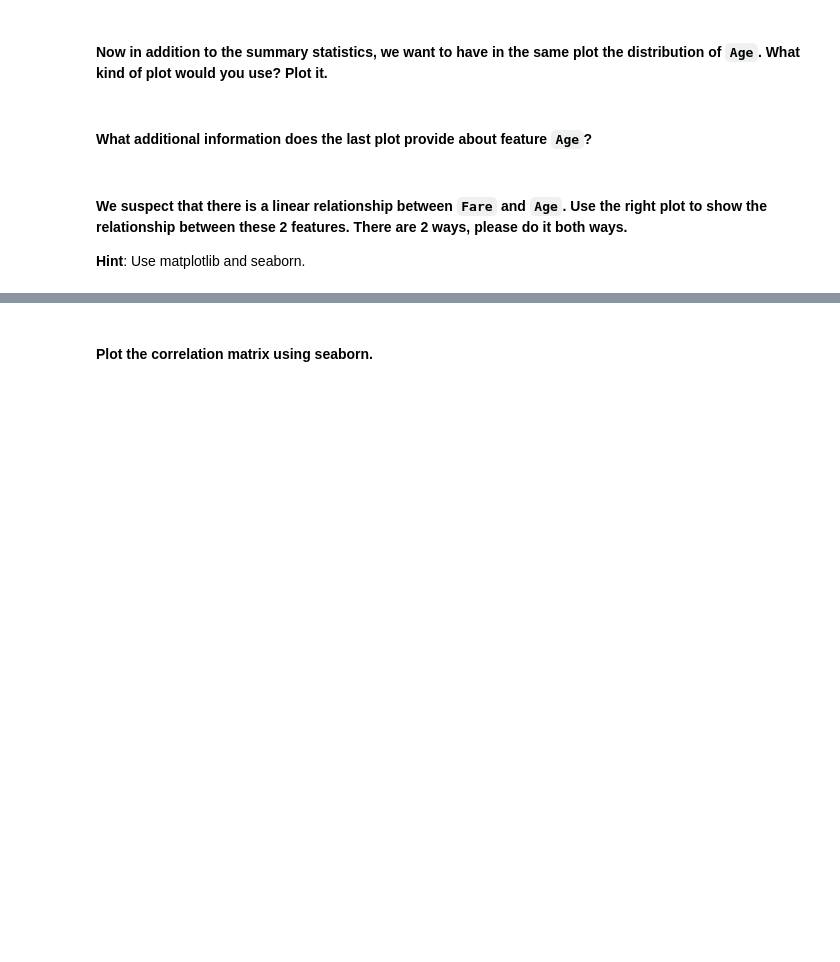
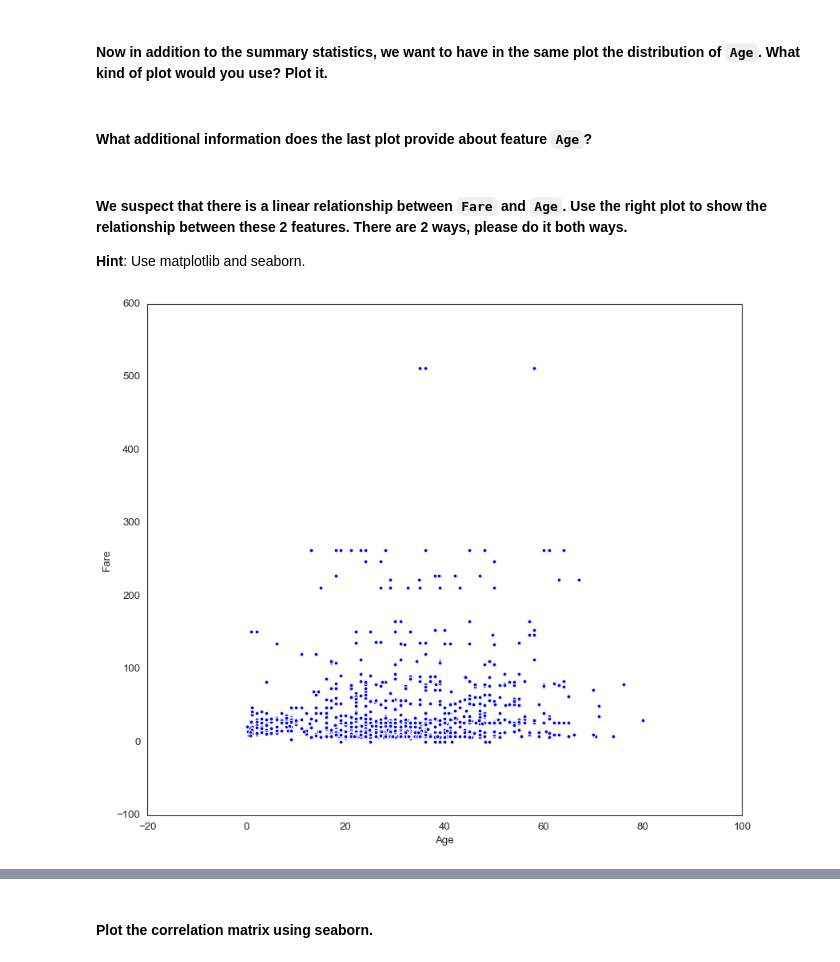
Before and after one commit to GNavarro-DA/dataptmad1121_labs, a Jupyter notebook: module-2/matplotlib-seaborn/your-code/main.ipynb, the cells around one changed output, grey strips where cells are left out. Saved outputs shown, nothing was run; the diff lists cells and outputs as text; code cells hidden in the pictures; blank space fills up the shorter version.

```diff
--- a/module-2/matplotlib-seaborn/your-code/main.ipynb
+++ b/module-2/matplotlib-seaborn/your-code/main.ipynb
@@ -390,3 +391,13 @@ It's done in the previous step
+# %%
+# Method 1 - matplotlib
+# your code here
+fig, ax = plt.subplots(ncols=1, nrows=1, figsize=(12,10))
+ax.scatter(titanic['Age'], titanic['Fare'])
+ax.set_xlabel('Age')
+ax.set_ylabel('Fare')
+plt.show()
+# %% [output]
+[figure, added]
 # %%
 # Method 2 - seaborn
 # your code here
```
Also changed, not shown: parts of 12 cells of this notebook.
